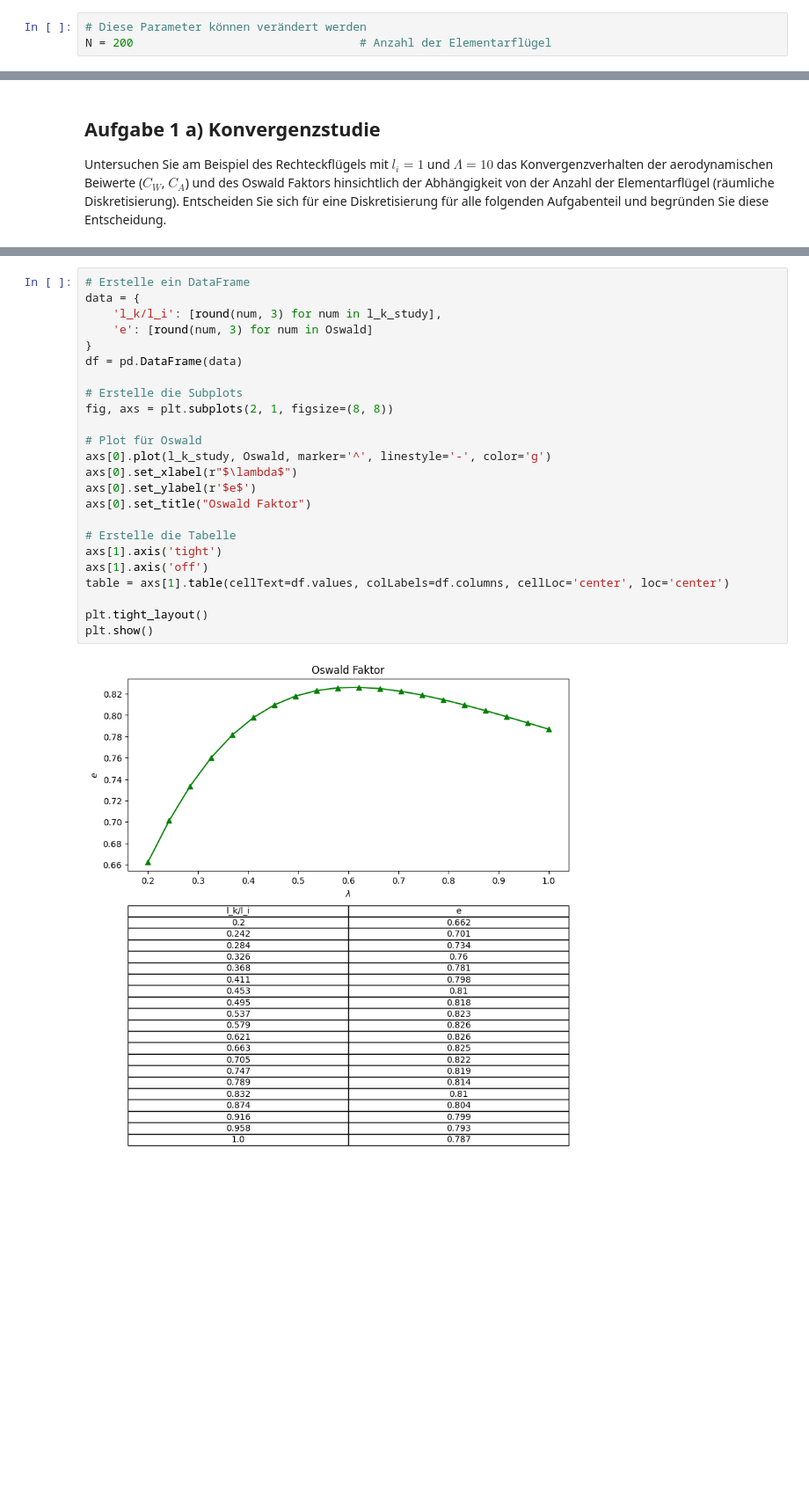
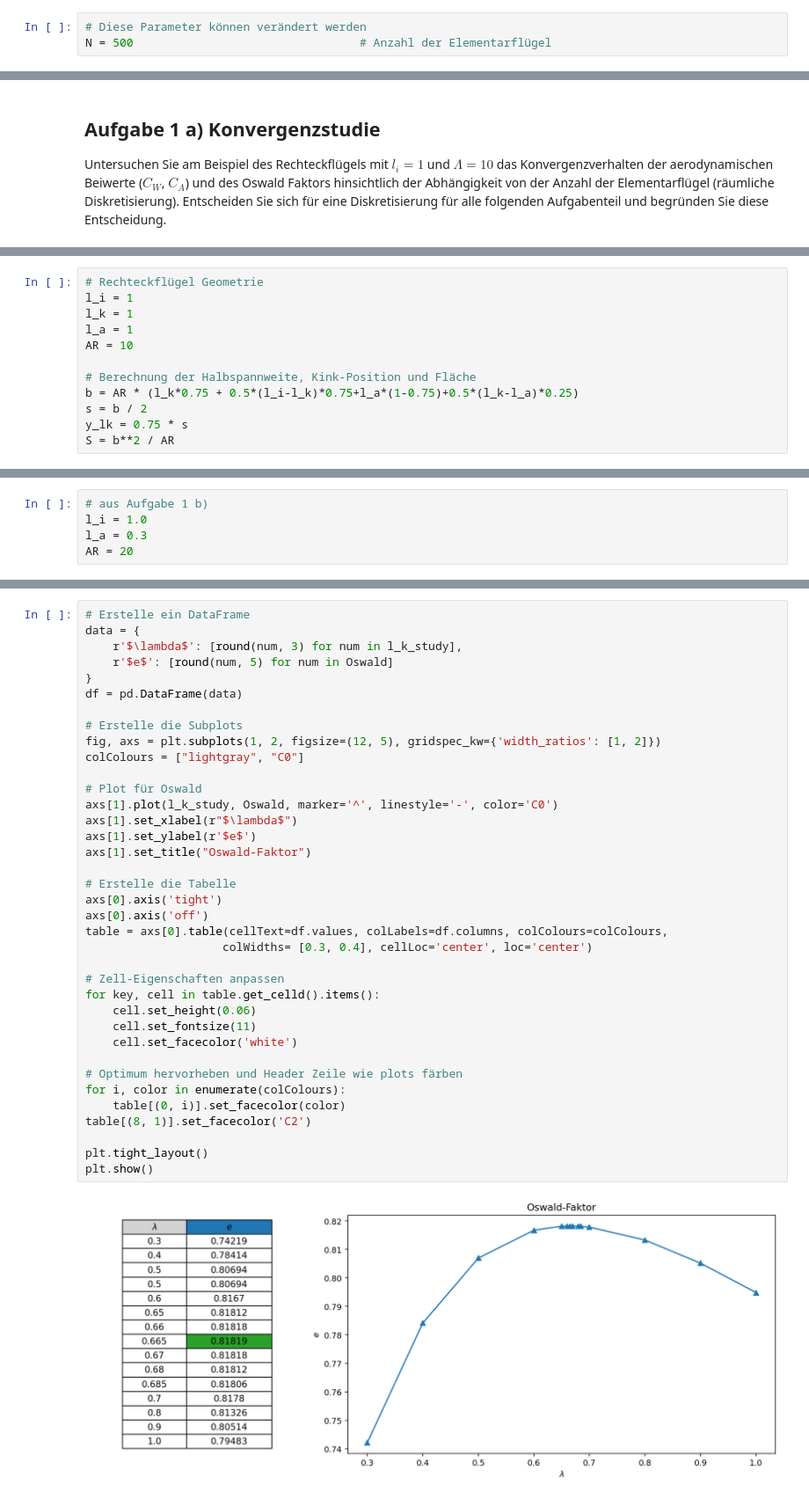
Before and after one commit to AntonSchreiber/aero-lecture, a Jupyter notebook: notebooks/exercise04_Doppeltrapez.ipynb, the cells around one changed output, grey strips where cells are left out. Shown at 88% size. Cells and saved outputs as stored; diff of their text form; blank space fills up the shorter version.

```diff
--- a/notebooks/exercise04_Doppeltrapez.ipynb
+++ b/notebooks/exercise04_Doppeltrapez.ipynb
@@ -195,7 +178,7 @@ Zur Bestimmung der $N$ (Variable n) unbekannten Wirbelstärken $\Gamma$ wird die
 #### 🟠
 # %%
 # Diese Parameter können verändert werden
-N = 200                                 # Anzahl der Elementarflügel
+N = 500                                 # Anzahl der Elementarflügel
 # %%
 # Breite eines Elementarflügels
 delta_b = b/N
@@ -402,0 +342,12 @@ for c, N in enumerate(N_study):
+# %%
+# Rechteckflügel Geometrie
+l_i = 1
+l_k = 1
+l_a = 1
+AR = 10
+
+# Berechnung der Halbspannweite, Kink-Position und Fläche
+b = AR * (l_k*0.75 + 0.5*(l_i-l_k)*0.75+l_a*(1-0.75)+0.5*(l_k-l_a)*0.25)
+s = b / 2
+y_lk = 0.75 * s
+S = b**2 / AR
@@ -527,0 +441,5 @@ for c, l_k in enumerate(l_k_study):
+# %%
+# aus Aufgabe 1 b)
+l_i = 1.0
+l_a = 0.3
+AR = 20
@@ -528,26 +490,39 @@ for c, l_k in enumerate(l_k_study):
 # %%
 # Erstelle ein DataFrame
 data = {
-    'l_k/l_i': [round(num, 3) for num in l_k_study],
-    'e': [round(num, 3) for num in Oswald]
+    r'$\lambda$': [round(num, 3) for num in l_k_study],
+    r'$e$': [round(num, 5) for num in Oswald]
 }
 df = pd.DataFrame(data)
 
 # Erstelle die Subplots
-fig, axs = plt.subplots(2, 1, figsize=(8, 8))
+fig, axs = plt.subplots(1, 2, figsize=(12, 5), gridspec_kw={'width_ratios': [1, 2]})
+colColours = ["lightgray", "C0"]
 
 # Plot für Oswald
-axs[0].plot(l_k_study, Oswald, marker='^', linestyle='-', color='g')
-axs[0].set_xlabel(r"$\lambda$")
-axs[0].set_ylabel(r'$e$')
-axs[0].set_title("Oswald Faktor")
+axs[1].plot(l_k_study, Oswald, marker='^', linestyle='-', color='C0')
+axs[1].set_xlabel(r"$\lambda$")
+axs[1].set_ylabel(r'$e$')
+axs[1].set_title("Oswald-Faktor")
 
 # Erstelle die Tabelle
-axs[1].axis('tight')
-axs[1].axis('off')
-table = axs[1].table(cellText=df.values, colLabels=df.columns, cellLoc='center', loc='center')
+axs[0].axis('tight')
+axs[0].axis('off')
+table = axs[0].table(cellText=df.values, colLabels=df.columns, colColours=colColours,
+                    colWidths= [0.3, 0.4], cellLoc='center', loc='center')
+
+# Zell-Eigenschaften anpassen
+for key, cell in table.get_celld().items():
+    cell.set_height(0.06)
+    cell.set_fontsize(11)
+    cell.set_facecolor('white')
+
+# Optimum hervorheben und Header Zeile wie plots färben
+for i, color in enumerate(colColours):
+    table[(0, i)].set_facecolor(color)
+table[(8, 1)].set_facecolor('C2')
 
 plt.tight_layout()
 plt.show()
 # %% [output]
-[figure, old version]
+[figure, new version]
```
Also changed, not shown: parts of 31 cells of this notebook, 1 other file.
